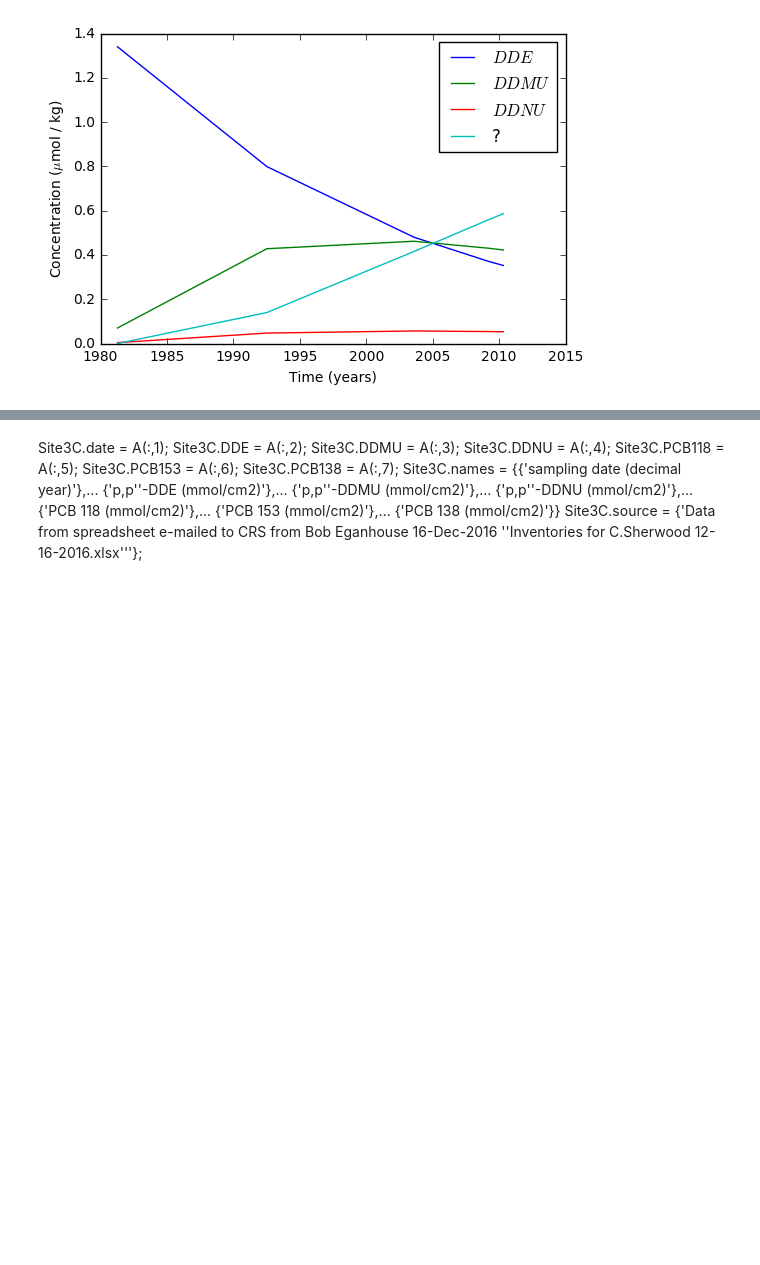
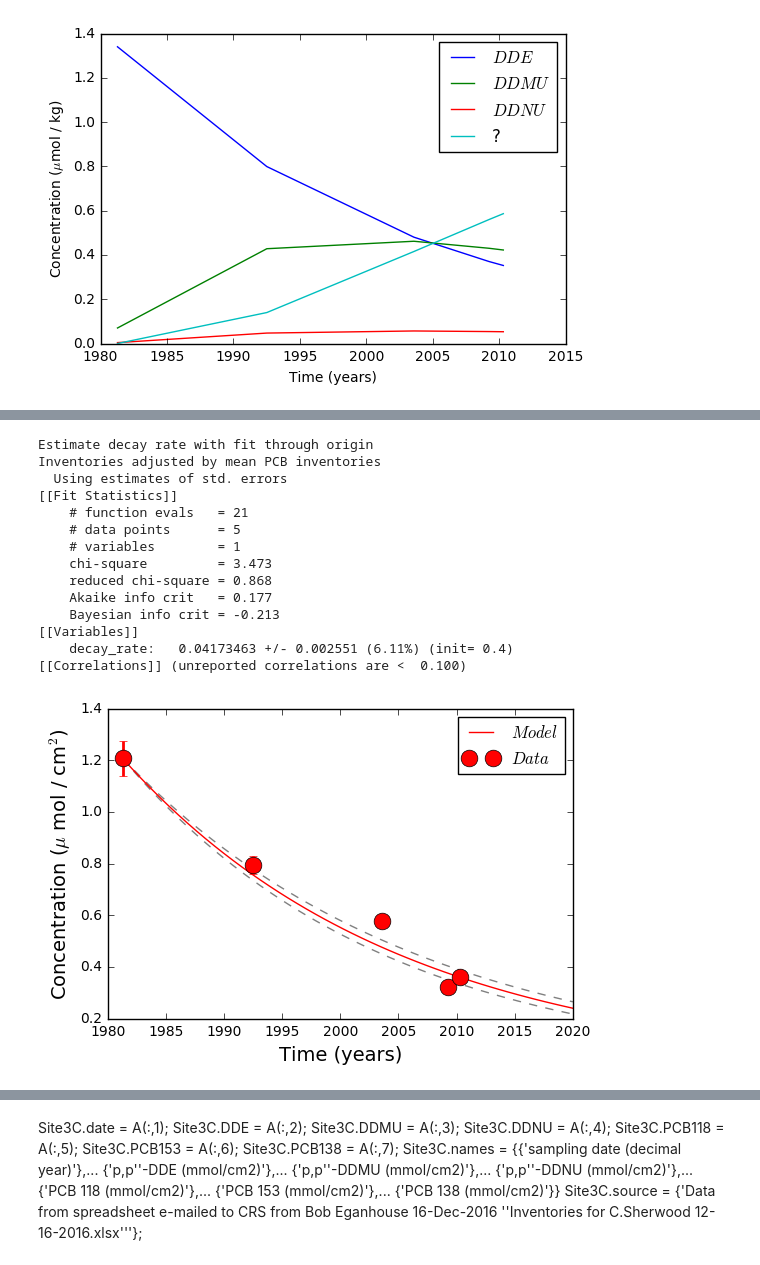
Before and after one commit to csherwood-usgs/bateman, a Jupyter notebook: bateman.ipynb, the cells around one changed output, grey strips where cells are left out. Drawn from its saved outputs; the diff is of its cells as text; code cells hidden in the pictures; blank space fills up the shorter version.

Commit message:
fitting works, needs plot for three-comp fit

```diff
--- a/bateman.ipynb
+++ b/bateman.ipynb
@@ -209,0 +205,45 @@ Adjusted eps_data:
+# %%
+# Run the model with those fits, plus or minus
+tm = linspace(1981.27,2020.,50)
+
+# or, for discrete times that match measurements:
+#t = np.array(( 1981.27, 1992.51, 2003.58, 2009.23, 2010.31 ))
+
+# Use the
+Cm = data[0]*exp(-k1f*(tm-tm[0]))
+Cl = data[0]*exp(-(k1f+k1e)*(tm-tm[0]))
+Ch = data[0]*exp(-(k1f-k1e)*(tm-tm[0]))
+fig = plt.figure()
+
+plt.plot(tm,Cl,'--',color='gray')
+plt.plot(tm,Ch,'--',color='gray')
+plt.plot(tm,Cm,'-', color='red',label='$Model$')
+h=plt.plot(t,data,'o',color='red',markersize=12,linestyle='None',label='$Data$')
+plt.setp(h,linestyle='None')
+plt.errorbar(t,data, yerr=eps_DDE,color='red',elinewidth=2,linestyle='None')
+plt.xlabel(r'Time (years)', fontsize=14)
+plt.ylabel(r'Concentration ($\mu$ mol / cm$^2$)',fontsize=14)
+plt.legend(loc='upper right')
+
+print('\n\nEstimate decay rate with fit through origin')
+if(adjust_inventories):
+    print("Inventories adjusted by mean PCB inventories")
+if(use_eps):
+    print("  Using estimates of std. errors")
+report_fit(out)
+# %% [output]
+Estimate decay rate with fit through origin
+Inventories adjusted by mean PCB inventories
+  Using estimates of std. errors
+[[Fit Statistics]]
+    # function evals   = 21
+    # data points      = 5
+    # variables        = 1
+    chi-square         = 3.473
+    reduced chi-square = 0.868
+    Akaike info crit   = 0.177
+    Bayesian info crit = -0.213
+[[Variables]]
+    decay_rate:   0.04173463 +/- 0.002551 (6.11%) (init= 0.4)
+[[Correlations]] (unreported correlations are <  0.100)
+[figure, added]
```
Also changed, not shown: parts of 7 cells of this notebook.
